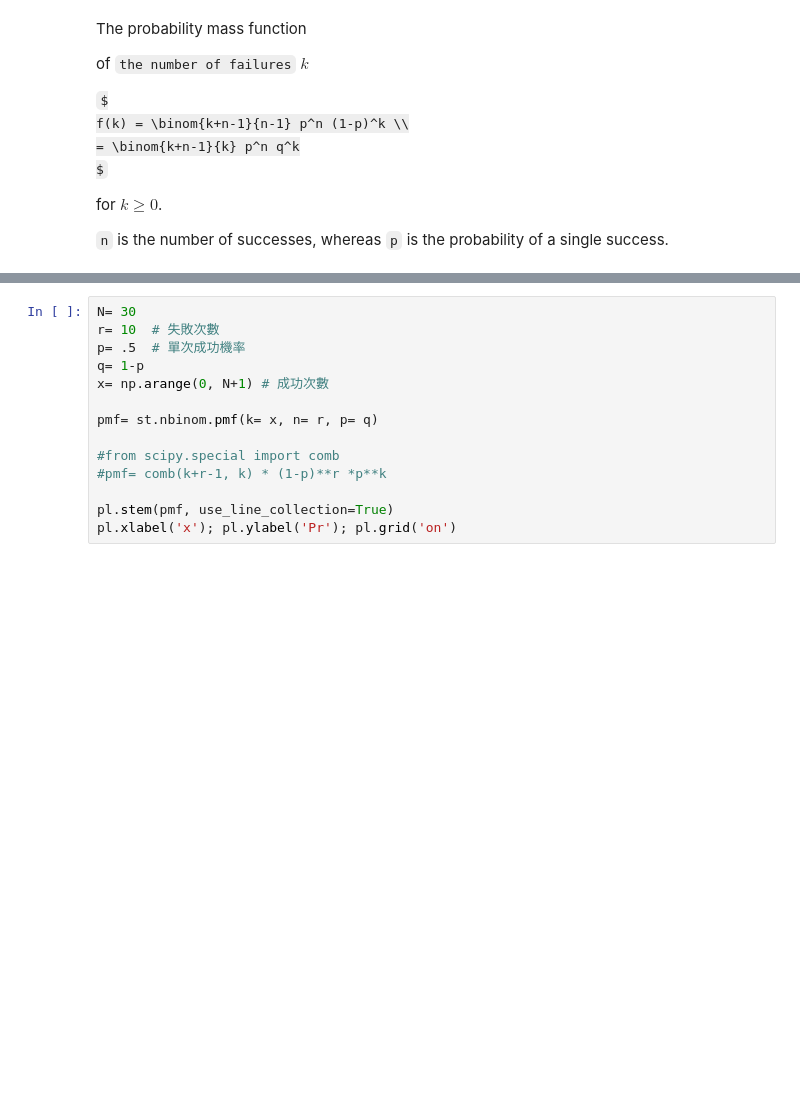
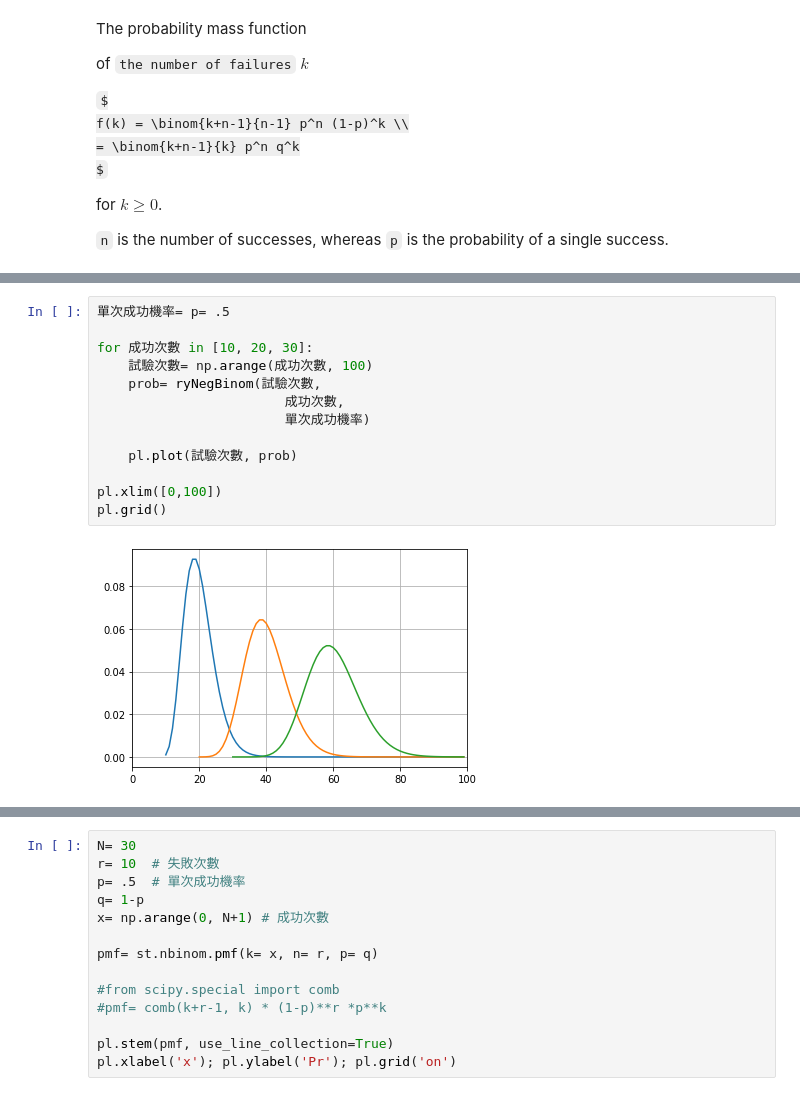
Before and after one commit to renyuanL/_ryProb2020, a Jupyter notebook: probCh03_2.ipynb, the cells around one changed output, grey strips where cells are left out. Saved outputs shown, nothing was run; the diff lists cells and outputs as text; some formulas as TeX source; blank space fills up the shorter version.

```diff
--- a/probCh03_2.ipynb
+++ b/probCh03_2.ipynb
@@ -337,0 +382,15 @@ whereas `p` is the probability of a single success.
+# %%
+單次成功機率= p= .5
+
+for 成功次數 in [10, 20, 30]:
+    試驗次數= np.arange(成功次數, 100)
+    prob= ryNegBinom(試驗次數,
+                        成功次數,
+                        單次成功機率)
+
+    pl.plot(試驗次數, prob)
+
+pl.xlim([0,100])
+pl.grid()
+# %% [output]
+[figure, added]
```
Also changed, not shown: parts of 10 cells of this notebook, 6 other files.
